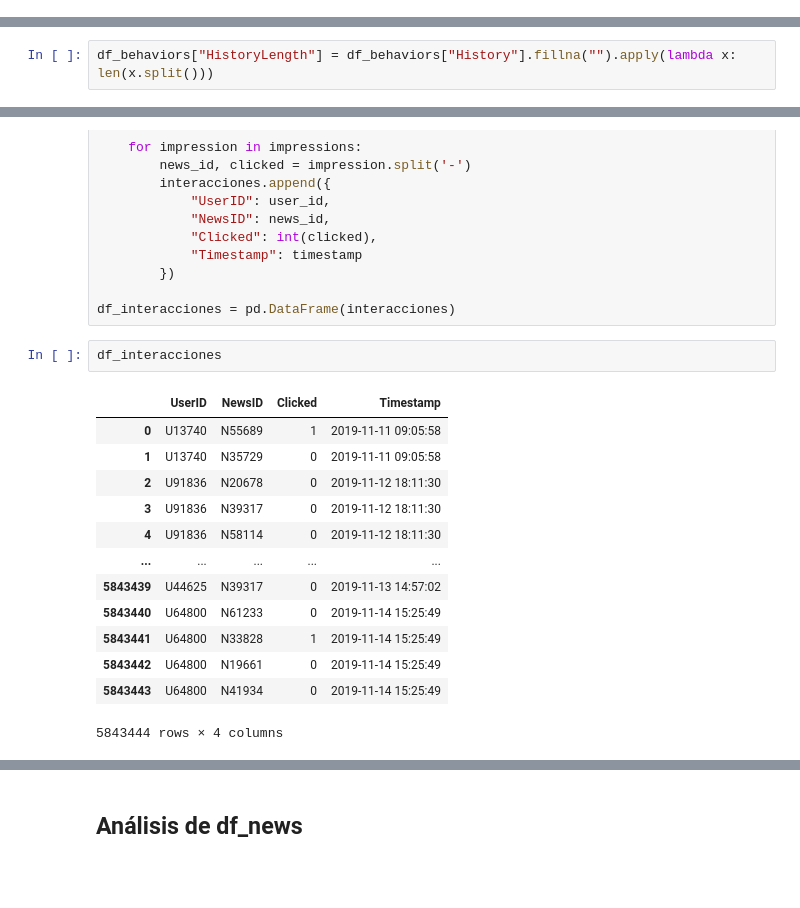
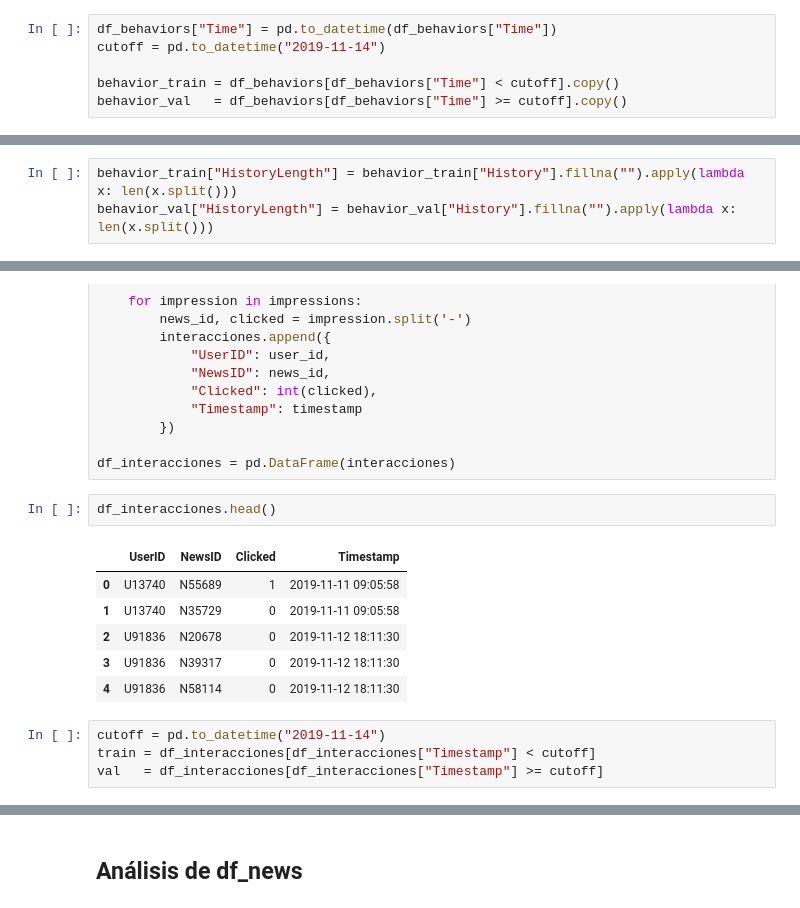
Before and after one commit to JuanHernandez-uc/proyecto-recsys, a Jupyter notebook: Analisis.ipynb, the cells around one changed output, grey strips where cells are left out. Drawn from its saved outputs; the diff is of its cells as text; blank space fills up the shorter version.

Commit message:
Add metrics split by training and validation sets

```diff
--- a/Analisis.ipynb
+++ b/Analisis.ipynb
@@ -50,5 +49,11 @@ df_news.head()
 | 2 | N61837 | news | newsworld | The Cost of Trump's Aid Freeze in... | Lt. Ivan Molchanets peeked over a... | https://assets.msn.com/labs/mind/... | [] | [{"Label": "Ukraine", "Type": "G"... |
 | 3 | N53526 | health | voices | I Was An NBA Wife. Here's How It ... | I felt like I was a fraud, and be... | https://assets.msn.com/labs/mind/... | [] | [{"Label": "National Basketball A... |
 | 4 | N38324 | health | medical | How to Get Rid of Skin Tags, Acco... | They seem harmless, but there's a... | https://assets.msn.com/labs/mind/... | [{"Label": "Skin tag", "Type": "C... | [{"Label": "Skin tag", "Type": "C... |
+# %%
+df_behaviors["Time"] = pd.to_datetime(df_behaviors["Time"])
+cutoff = pd.to_datetime("2019-11-14")
+
+behavior_train = df_behaviors[df_behaviors["Time"] < cutoff].copy()
+behavior_val   = df_behaviors[df_behaviors["Time"] >= cutoff].copy()
 # %% [markdown]
 ## Análisis de df_behaviors
@@ -139,3 +108,4 @@ Interesante saber que el dataset solo tiene 6 días de interacciones
 # %%
-df_behaviors["HistoryLength"] = df_behaviors["History"].fillna("").apply(lambda x: len(x.split()))
+behavior_train["HistoryLength"] = behavior_train["History"].fillna("").apply(lambda x: len(x.split()))
+behavior_val["HistoryLength"] = behavior_val["History"].fillna("").apply(lambda x: len(x.split()))
 # %%
@@ -178,18 +141,15 @@ for _, row in df_behaviors.iterrows():
 
 df_interacciones = pd.DataFrame(interacciones)
 # %%
-df_interacciones
+df_interacciones.head()
 # %% [output]
 |  | UserID | NewsID | Clicked | Timestamp |
 | 0 | U13740 | N55689 | 1 | 2019-11-11 09:05:58 |
 | 1 | U13740 | N35729 | 0 | 2019-11-11 09:05:58 |
 | 2 | U91836 | N20678 | 0 | 2019-11-12 18:11:30 |
 | 3 | U91836 | N39317 | 0 | 2019-11-12 18:11:30 |
 | 4 | U91836 | N58114 | 0 | 2019-11-12 18:11:30 |
-| ... | ... | ... | ... | ... |
-| 5843439 | U44625 | N39317 | 0 | 2019-11-13 14:57:02 |
-| 5843440 | U64800 | N61233 | 0 | 2019-11-14 15:25:49 |
-| 5843441 | U64800 | N33828 | 1 | 2019-11-14 15:25:49 |
-| 5843442 | U64800 | N19661 | 0 | 2019-11-14 15:25:49 |
-| 5843443 | U64800 | N41934 | 0 | 2019-11-14 15:25:49 |
-5843444 rows × 4 columns
+# %%
+cutoff = pd.to_datetime("2019-11-14")
+train = df_interacciones[df_interacciones["Timestamp"] < cutoff]
+val   = df_interacciones[df_interacciones["Timestamp"] >= cutoff]
```
Also changed, not shown: parts of 41 cells of this notebook.
